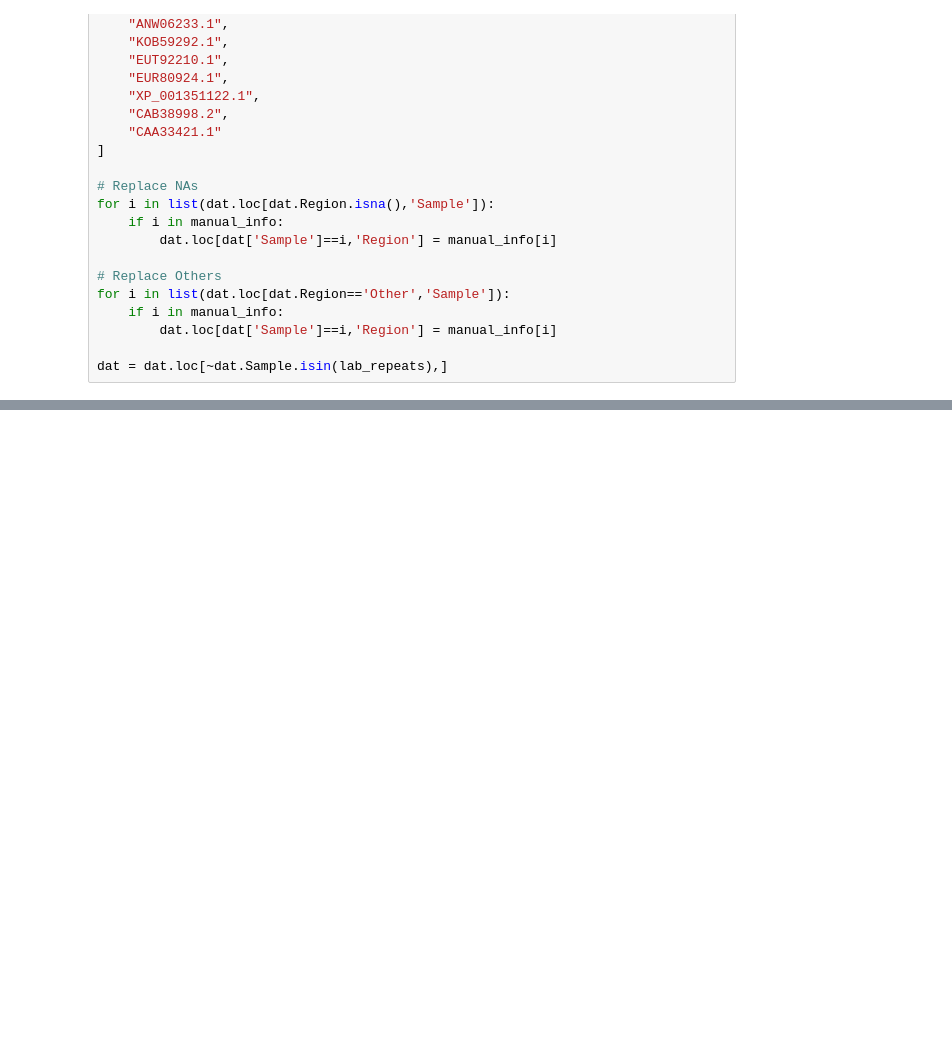
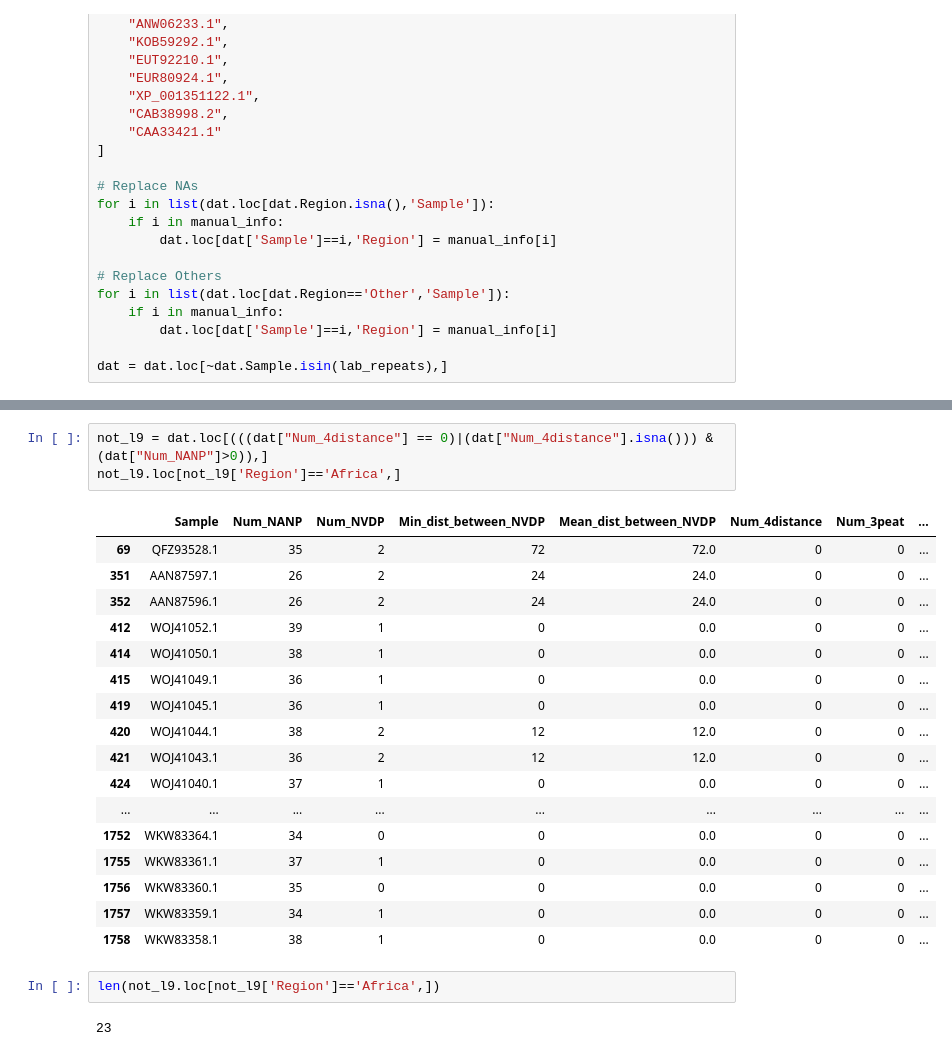
Before and after one commit to pablocarderam/csp_repeat_analysis, a Jupyter notebook: src/Genbank_CSP.ipynb, the cells around one changed output, grey strips where cells are left out. Saved outputs shown, nothing was run; the diff lists cells and outputs as text; blank space fills up the shorter version.

```diff
--- a/src/Genbank_CSP.ipynb
+++ b/src/Genbank_CSP.ipynb
@@ -398,0 +399,25 @@ Southeast Asia \nand Pacific   0.00   3.23  84.25  12.52
+# %%
+not_l9 = dat.loc[(((dat["Num_4distance"] == 0)|(dat["Num_4distance"].isna())) & (dat["Num_NANP"]>0)),]
+not_l9.loc[not_l9['Region']=='Africa',]
+# %% [output]
+|  | Sample | Num_NANP | Num_NVDP | Min_dist_between_NVDP | Mean_dist_between_NVDP | Num_4distance | Num_3peat | ... |
+| 69 | QFZ93528.1 | 35 | 2 | 72 | 72.0 | 0 | 0 | ... |
+| 351 | AAN87597.1 | 26 | 2 | 24 | 24.0 | 0 | 0 | ... |
+| 352 | AAN87596.1 | 26 | 2 | 24 | 24.0 | 0 | 0 | ... |
+| 412 | WOJ41052.1 | 39 | 1 | 0 | 0.0 | 0 | 0 | ... |
+| 414 | WOJ41050.1 | 38 | 1 | 0 | 0.0 | 0 | 0 | ... |
+| 415 | WOJ41049.1 | 36 | 1 | 0 | 0.0 | 0 | 0 | ... |
+| 419 | WOJ41045.1 | 36 | 1 | 0 | 0.0 | 0 | 0 | ... |
+| 420 | WOJ41044.1 | 38 | 2 | 12 | 12.0 | 0 | 0 | ... |
+| 421 | WOJ41043.1 | 36 | 2 | 12 | 12.0 | 0 | 0 | ... |
+| 424 | WOJ41040.1 | 37 | 1 | 0 | 0.0 | 0 | 0 | ... |
+| ... | ... | ... | ... | ... | ... | ... | ... | ... |
+| 1752 | WKW83364.1 | 34 | 0 | 0 | 0.0 | 0 | 0 | ... |
+| 1755 | WKW83361.1 | 37 | 1 | 0 | 0.0 | 0 | 0 | ... |
+| 1756 | WKW83360.1 | 35 | 0 | 0 | 0.0 | 0 | 0 | ... |
+| 1757 | WKW83359.1 | 34 | 1 | 0 | 0.0 | 0 | 0 | ... |
+| 1758 | WKW83358.1 | 38 | 1 | 0 | 0.0 | 0 | 0 | ... |
+# %%
+len(not_l9.loc[not_l9['Region']=='Africa',])
+# %% [output]
+23
```
Also changed, not shown: parts of 3 cells of this notebook.
